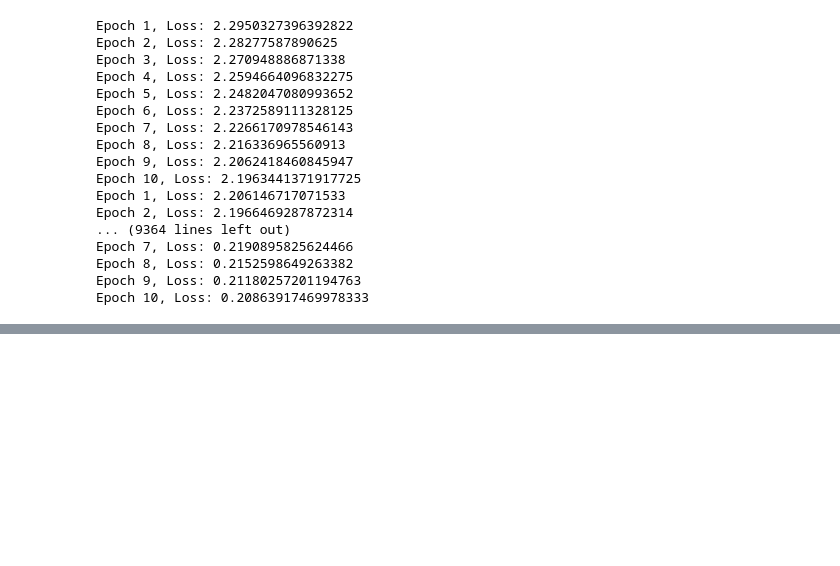
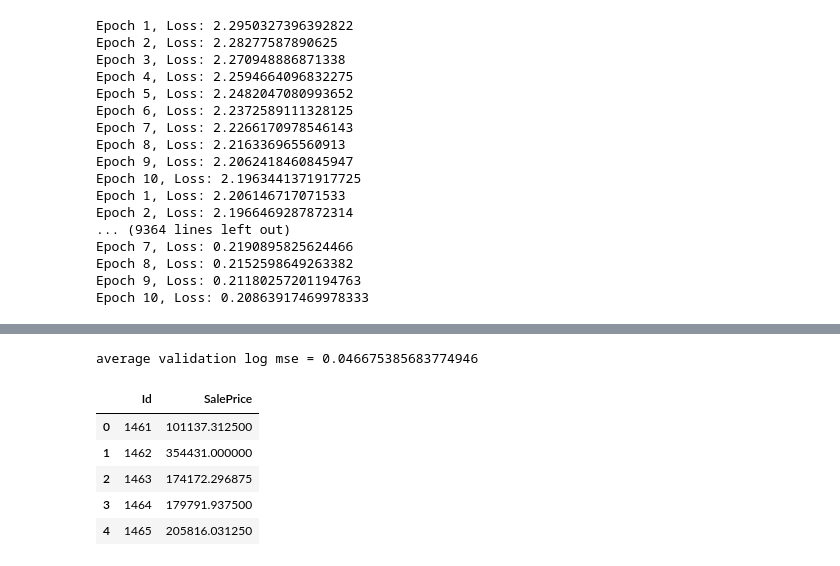
Before and after one commit to ishaanpaul98/Deep-Learning, a Jupyter notebook: Multilayer Perceptrons/mlp.ipynb, the cells around one changed output, grey strips where cells are left out. Saved outputs shown, nothing was run; the diff lists cells and outputs as text; code cells hidden in the pictures; blank space fills up the shorter version.

Commit message:
Completed Housing price prediction using MLP

```diff
--- a/Multilayer Perceptrons/mlp.ipynb
+++ b/Multilayer Perceptrons/mlp.ipynb
@@ -168,0 +229,8 @@ Epoch 10, Loss: 0.20863917469978333
+# %%
+hparams = {'num_outputs':10, 'num_hiddens_1':256, 'num_hiddens_2':256,
+           'dropout_1':0.5, 'dropout_2':0.5, 'lr':0.1}
+model = DropoutMLPScratch(**hparams)
+data = FashionMNIST(resize=(32, 32))
+training_data = data.get_dataloader(train=True)
+for X_train, y_train in training_data:
+    model.train(X_train, y_train)
@@ -168,0 +294,9 @@ Epoch 10, Loss: 0.20863917469978333
+# %%
+def k_fold_data(data, k):
+    rets = []
+    fold_size = data.train.shape[0] // k
+    for j in range(k):
+        idx = range(j * fold_size, (j+1) * fold_size)
+        rets.append(KaggleHouse(data.batch_size, data.train.drop(index=idx),
+                                data.train.loc[idx]))
+    return rets
@@ -168,0 +340,22 @@ Epoch 10, Loss: 0.20863917469978333
+# %%
+data = KaggleHouse(batch_size=64)
+data.preprocess()
+models = k_fold(data, k=5, lr=0.01)
+# %% [output]
+average validation log mse = 0.046675385683774946
+# %%
+preds = [model(torch.tensor(data.val.values.astype(float), dtype=torch.float32))
+         for model in models]
+# Taking exponentiation of predictions in the logarithm scale
+ensemble_preds = torch.exp(torch.cat(preds, 1)).mean(1)
+submission = pd.DataFrame({'Id':data.raw_val.Id,
+                           'SalePrice':ensemble_preds.detach().numpy()})
+# %%
+submission.head()
+# %% [output]
+|  | Id | SalePrice |
+| 0 | 1461 | 101137.312500 |
+| 1 | 1462 | 354431.000000 |
+| 2 | 1463 | 174172.296875 |
+| 3 | 1464 | 179791.937500 |
+| 4 | 1465 | 205816.031250 |
```
Also changed, not shown: parts of 10 cells of this notebook, 1 other file.
